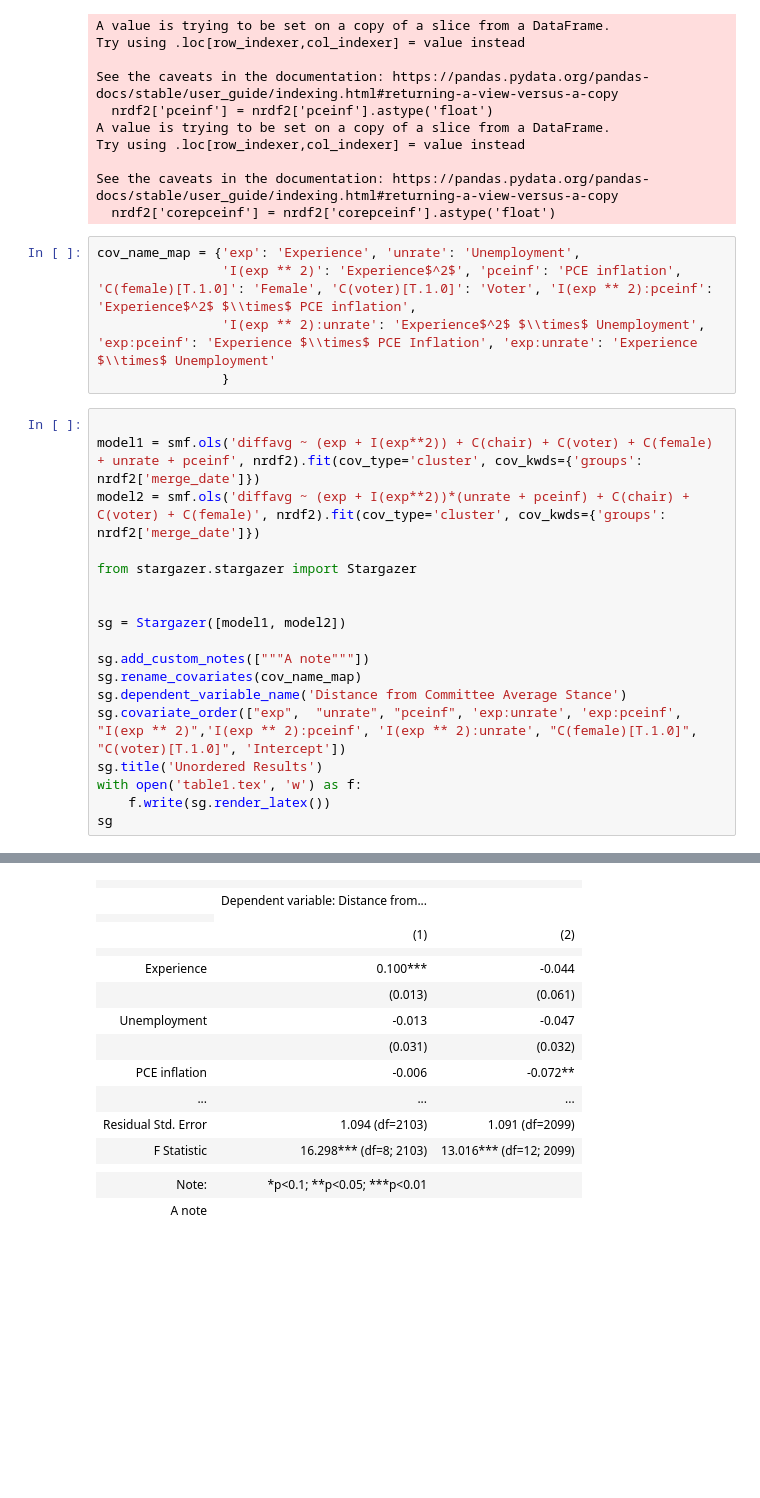
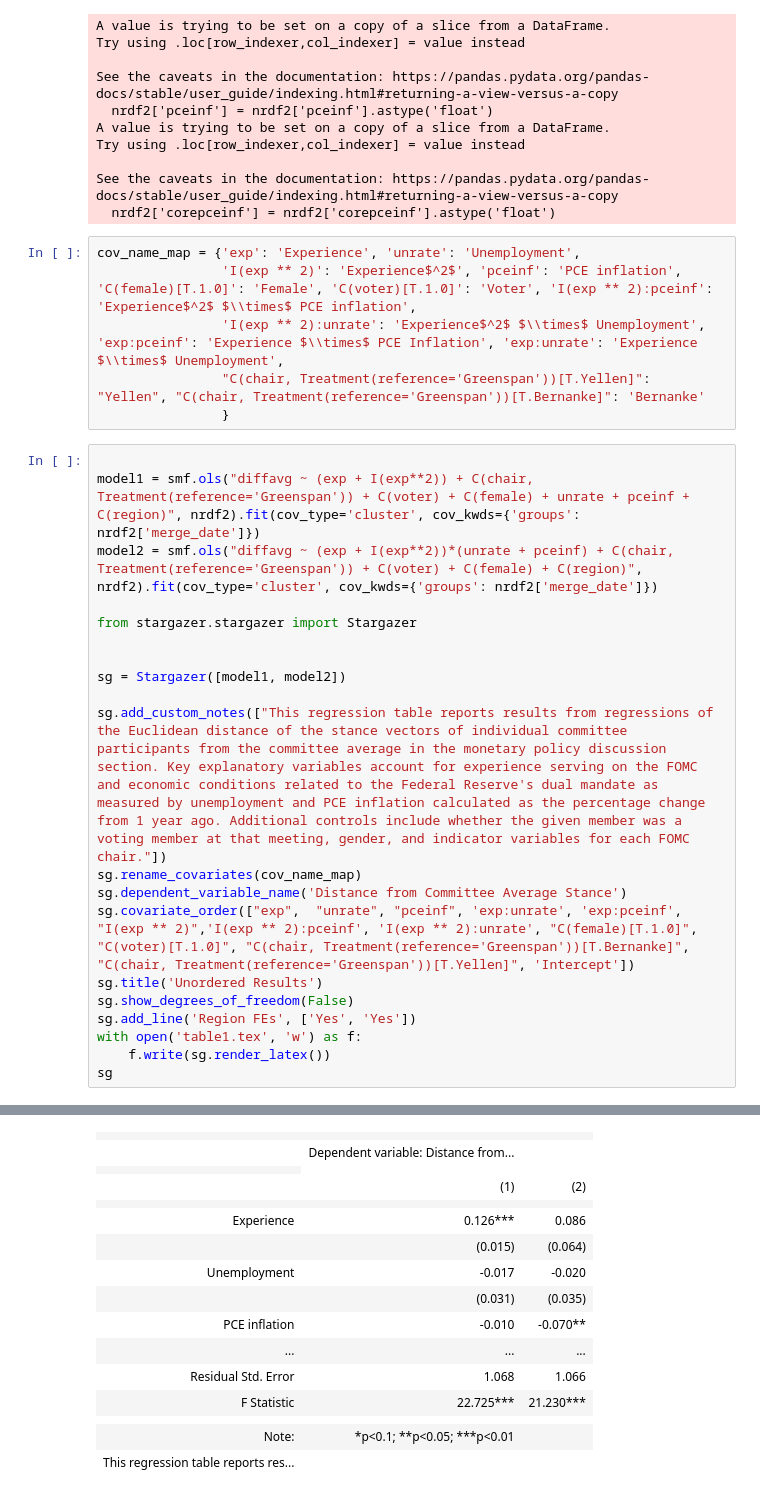
Before and after one commit to bendurham441/fed-nlp, a Jupyter notebook: regressions/unordered.ipynb, the cells around one changed output, grey strips where cells are left out. Cells and saved outputs as stored; diff of their text form; blank space fills up the shorter version.

```diff
--- a/regressions/unordered.ipynb
+++ b/regressions/unordered.ipynb
@@ -146,41 +160,44 @@ See the caveats in the documentation: https://pandas.pydata.org/pandas-docs/stab
 # %%
 cov_name_map = {'exp': 'Experience', 'unrate': 'Unemployment',
                 'I(exp ** 2)': 'Experience$^2$', 'pceinf': 'PCE inflation', 'C(female)[T.1.0]': 'Female', 'C(voter)[T.1.0]': 'Voter', 'I(exp ** 2):pceinf': 'Experience$^2$ $\\times$ PCE inflation',
-                'I(exp ** 2):unrate': 'Experience$^2$ $\\times$ Unemployment', 'exp:pceinf': 'Experience $\\times$ PCE Inflation', 'exp:unrate': 'Experience $\\times$ Unemployment'
+                'I(exp ** 2):unrate': 'Experience$^2$ $\\times$ Unemployment', 'exp:pceinf': 'Experience $\\times$ PCE Inflation', 'exp:unrate': 'Experience $\\times$ Unemployment',
+                "C(chair, Treatment(reference='Greenspan'))[T.Yellen]": "Yellen", "C(chair, Treatment(reference='Greenspan'))[T.Bernanke]": 'Bernanke'
                 }
 # %%
 
-model1 = smf.ols('diffavg ~ (exp + I(exp**2)) + C(chair) + C(voter) + C(female) + unrate + pceinf', nrdf2).fit(cov_type='cluster', cov_kwds={'groups': nrdf2['merge_date']})
-model2 = smf.ols('diffavg ~ (exp + I(exp**2))*(unrate + pceinf) + C(chair) + C(voter) + C(female)', nrdf2).fit(cov_type='cluster', cov_kwds={'groups': nrdf2['merge_date']})
+model1 = smf.ols("diffavg ~ (exp + I(exp**2)) + C(chair, Treatment(reference='Greenspan')) + C(voter) + C(female) + unrate + pceinf + C(region)", nrdf2).fit(cov_type='cluster', cov_kwds={'groups': nrdf2['merge_date']})
+model2 = smf.ols("diffavg ~ (exp + I(exp**2))*(unrate + pceinf) + C(chair, Treatment(reference='Greenspan')) + C(voter) + C(female) + C(region)", nrdf2).fit(cov_type='cluster', cov_kwds={'groups': nrdf2['merge_date']})
 
 from stargazer.stargazer import Stargazer
 
 
 sg = Stargazer([model1, model2])
 
-sg.add_custom_notes(["""A note"""])
+sg.add_custom_notes(["This regression table reports results from regressions of the Euclidean distance of the stance vectors of individual committee participants from the committee average in the monetary policy discussion section. Key explanatory variables account for experience serving on the FOMC and economic conditions related to the Federal Reserve's dual mandate as measured by unemployment and PCE inflation calculated as the percentage change from 1 year ago. Additional controls include whether the given member was a voting member at that meeting, gender, and indicator variables for each FOMC chair."])
 sg.rename_covariates(cov_name_map)
 sg.dependent_variable_name('Distance from Committee Average Stance')
-sg.covariate_order(["exp",  "unrate", "pceinf", 'exp:unrate', 'exp:pceinf', "I(exp ** 2)",'I(exp ** 2):pceinf', 'I(exp ** 2):unrate', "C(female)[T.1.0]", "C(voter)[T.1.0]", 'Intercept'])
+sg.covariate_order(["exp",  "unrate", "pceinf", 'exp:unrate', 'exp:pceinf', "I(exp ** 2)",'I(exp ** 2):pceinf', 'I(exp ** 2):unrate', "C(female)[T.1.0]", "C(voter)[T.1.0]", "C(chair, Treatment(reference='Greenspan'))[T.Bernanke]", "C(chair, Treatment(reference='Greenspan'))[T.Yellen]", 'Intercept'])
 sg.title('Unordered Results')
+sg.show_degrees_of_freedom(False)
+sg.add_line('Region FEs', ['Yes', 'Yes'])
 with open('table1.tex', 'w') as f:
     f.write(sg.render_latex())
 sg
 # %% [output]
 Unordered Results
 |  |  |  |
 |  | Dependent variable: Distance from... |  |
 |  |
 |  | (1) | (2) |
 |  |  |  |
-| Experience | 0.100*** | -0.044 |
-|  | (0.013) | (0.061) |
-| Unemployment | -0.013 | -0.047 |
-|  | (0.031) | (0.032) |
-| PCE inflation | -0.006 | -0.072** |
+| Experience | 0.126*** | 0.086 |
+|  | (0.015) | (0.064) |
+| Unemployment | -0.017 | -0.020 |
+|  | (0.031) | (0.035) |
+| PCE inflation | -0.010 | -0.070** |
 | ... | ... | ... |
-| Residual Std. Error | 1.094 (df=2103) | 1.091 (df=2099) |
-| F Statistic | 16.298*** (df=8; 2103) | 13.016*** (df=12; 2099) |
+| Residual Std. Error | 1.068 | 1.066 |
+| F Statistic | 22.725*** | 21.230*** |
 |  |  |  |
 | Note: | *p<0.1; **p<0.05; ***p<0.01 |  |
-| A note |  |  |
+| This regression table reports res... |  |  |
```
Also changed, not shown: parts of 2 cells of this notebook.
